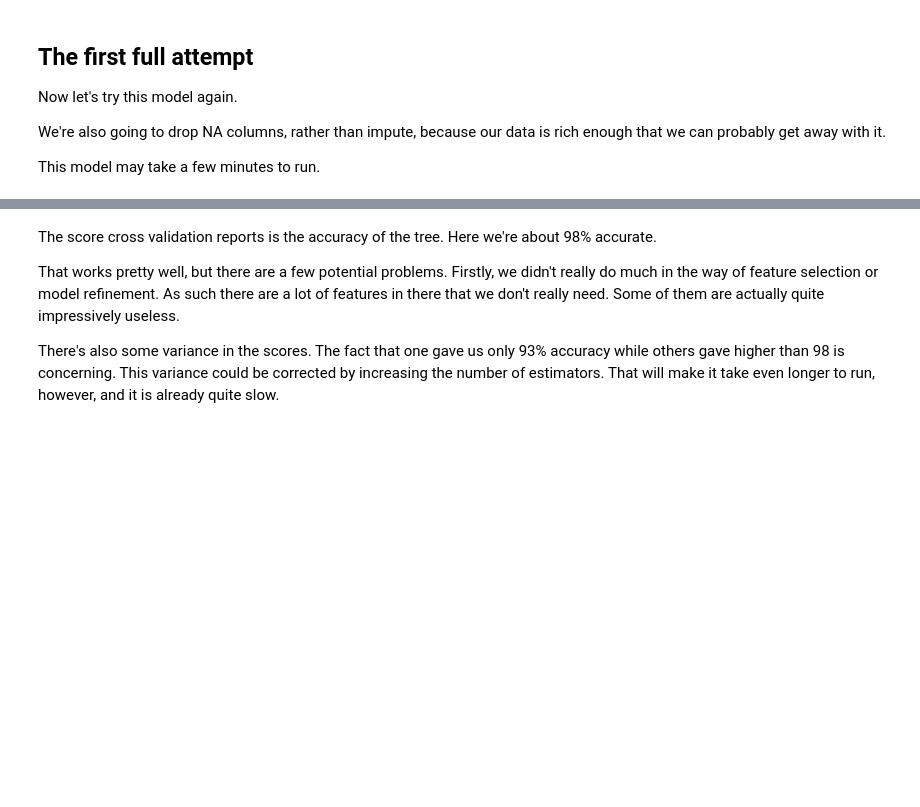
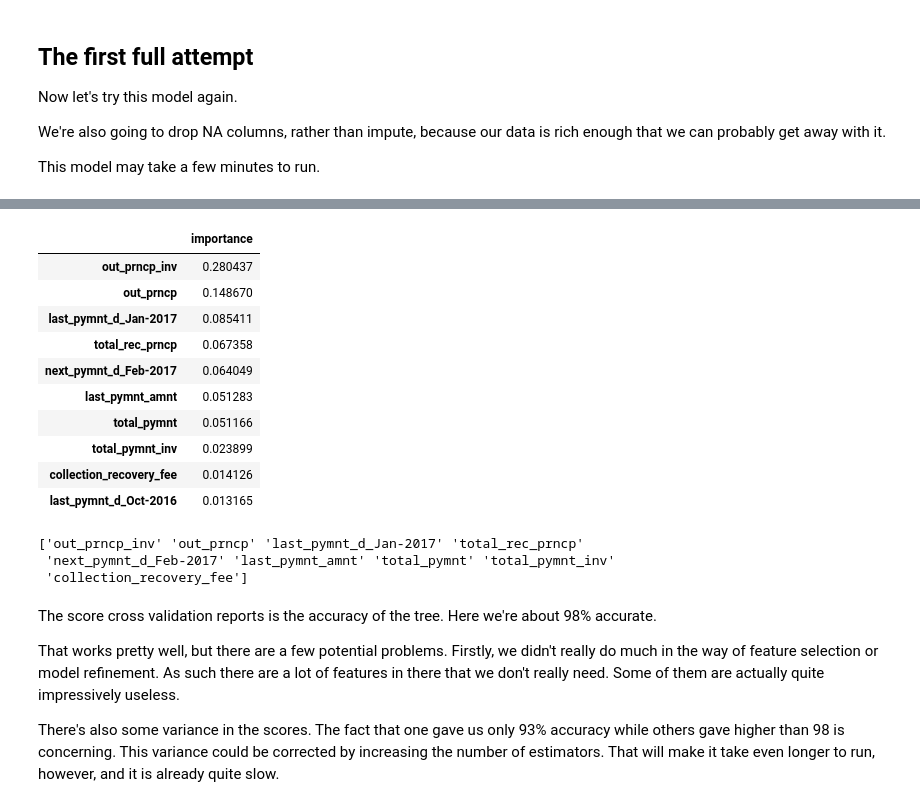
Before and after one commit to v2br/AI_study, a Jupyter notebook: unit3/3.2.5 Random Forest Guided Example.ipynb, the cells around one changed output, grey strips where cells are left out. Saved outputs shown, nothing was run; the diff lists cells and outputs as text; code cells hidden in the pictures; blank space fills up the shorter version.

```diff
--- a/unit3/3.2.5 Random Forest Guided Example.ipynb
+++ b/unit3/3.2.5 Random Forest Guided Example.ipynb
@@ -140,3 +143,24 @@ array([ 0.98057515,  0.98029019,  0.98154876,  0.98178623,  0.97430539,
+# %%
+# check most importtant
+feature_importances.head(10)
+# %% [output]
+|  | importance |
+| out_prncp_inv | 0.280437 |
+| out_prncp | 0.148670 |
+| last_pymnt_d_Jan-2017 | 0.085411 |
+| total_rec_prncp | 0.067358 |
+| next_pymnt_d_Feb-2017 | 0.064049 |
+| last_pymnt_amnt | 0.051283 |
+| total_pymnt | 0.051166 |
+| total_pymnt_inv | 0.023899 |
+| collection_recovery_fee | 0.014126 |
+| last_pymnt_d_Oct-2016 | 0.013165 |
+# %%
+print(feature_importances[0:9].index.values)
+# %% [output]
+['out_prncp_inv' 'out_prncp' 'last_pymnt_d_Jan-2017' 'total_rec_prncp'
+ 'next_pymnt_d_Feb-2017' 'last_pymnt_amnt' 'total_pymnt' 'total_pymnt_inv'
+ 'collection_recovery_fee']
 # %% [markdown]
 The score cross validation reports is the accuracy of the tree. Here we're about 98% accurate.
 
```
Also changed, not shown: parts of 33 cells of this notebook, 1 other file.
